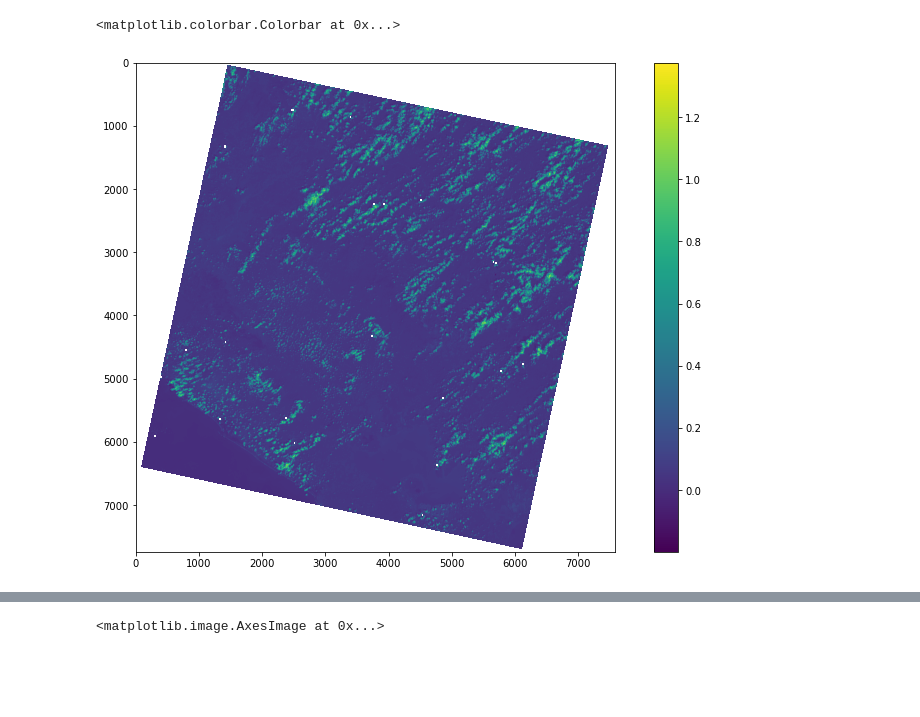
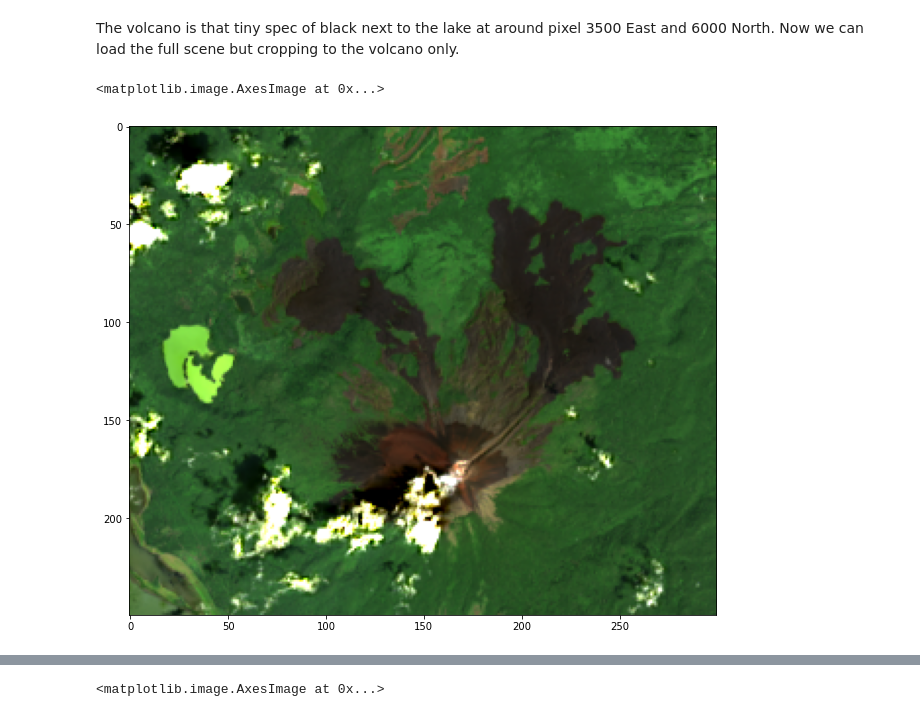
Before and after one commit to leouieda/remote-sensing, a Jupyter notebook: practicals/practical4.ipynb, the cells around one changed output, grey strips where cells are left out. Drawn from its saved outputs; the diff is of its cells as text; code cells hidden in the pictures; blank space fills up the shorter version.

```diff
--- a/practicals/practical4.ipynb
+++ b/practicals/practical4.ipynb
@@ -80,7 +311,16 @@ scene_full = load_scene(
+# %% [markdown]
+The volcano is that tiny spec of black next to the lake at around pixel 3500 East and 6000 North. Now we can load the full scene but cropping to the volcano only.
+# %%
+scene = load_scene(
+    "momotombo/LC08_L2SP_017051_20151103_20200908_02_T1/",
+    bands=["blue", "green", "red", "nir", "swir1", "swir2", "thermal"],
+    crop=[5850, 6100, 3500, 3800],
+)
+# %%
+scene["rgb"] = make_composite(scene, red="red", green="green", blue="blue", in_range=(0, 0.15))
 # %%
 plt.figure(figsize=(14, 9))
-plt.imshow(scene_full["green"])
-plt.colorbar()
+plt.imshow(scene["rgb"])
 # %% [output]
-<matplotlib.colorbar.Colorbar at 0x...>
+<matplotlib.image.AxesImage at 0x...>
-[figure, old version]
+[figure, new version]
```
Also changed, not shown: parts of 29 cells of this notebook.
